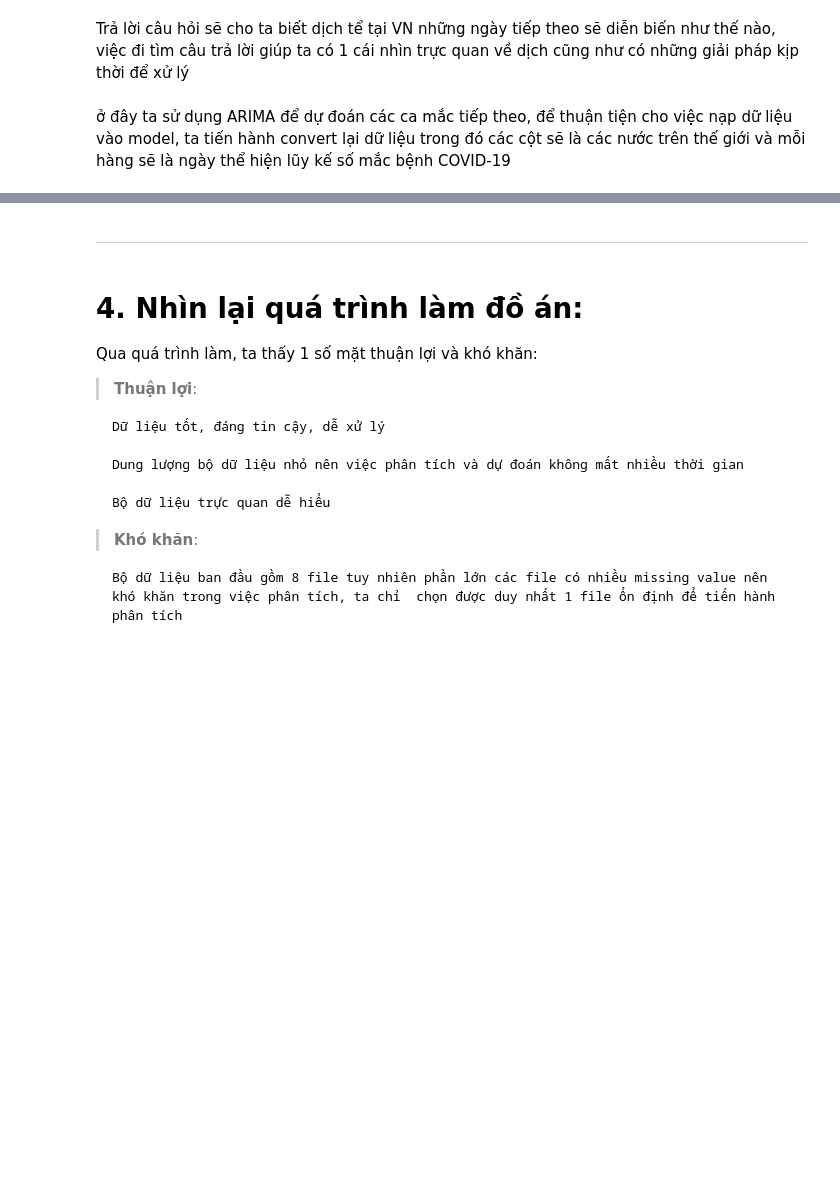
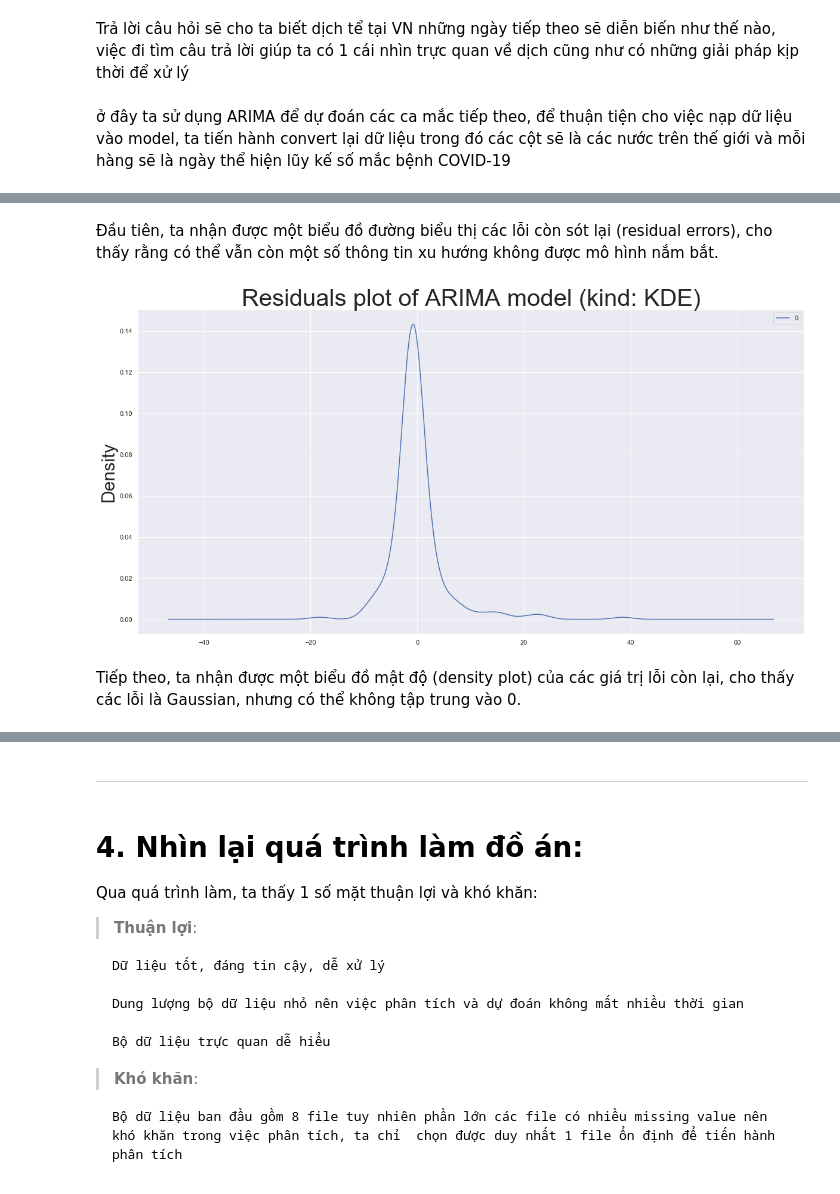
Before and after one commit to vonhatthinh/Final_Project_LTKHDL, a Jupyter notebook: 1712796-VoNhatThinh.ipynb, the cells around one changed output, grey strips where cells are left out. Drawn from its saved outputs; the diff is of its cells as text; code cells hidden in the pictures; blank space fills up the shorter version.

```diff
--- a/1712796-VoNhatThinh.ipynb
+++ b/1712796-VoNhatThinh.ipynb
@@ -484,0 +469,11 @@ max     18.766826
+# %% [markdown]
+Đầu tiên, ta nhận được một biểu đồ đường biểu thị các lỗi còn sót lại (residual errors), cho thấy rằng có thể vẫn còn một số thông tin xu hướng không được mô hình nắm bắt.
+# %%
+residuals.plot(kind='kde')
+plt.title("Residuals plot of ARIMA model (kind: KDE)",size = 40)
+plt.ylabel("Density",size = 30)
+pyplot.show()
+# %% [output]
+[figure, added]
+# %% [markdown]
+Tiếp theo, ta nhận được một biểu đồ mật độ (density plot) của các giá trị lỗi còn lại, cho thấy các lỗi là Gaussian, nhưng có thể không tập trung vào 0.
```
Also changed, not shown: parts of 14 cells of this notebook.
